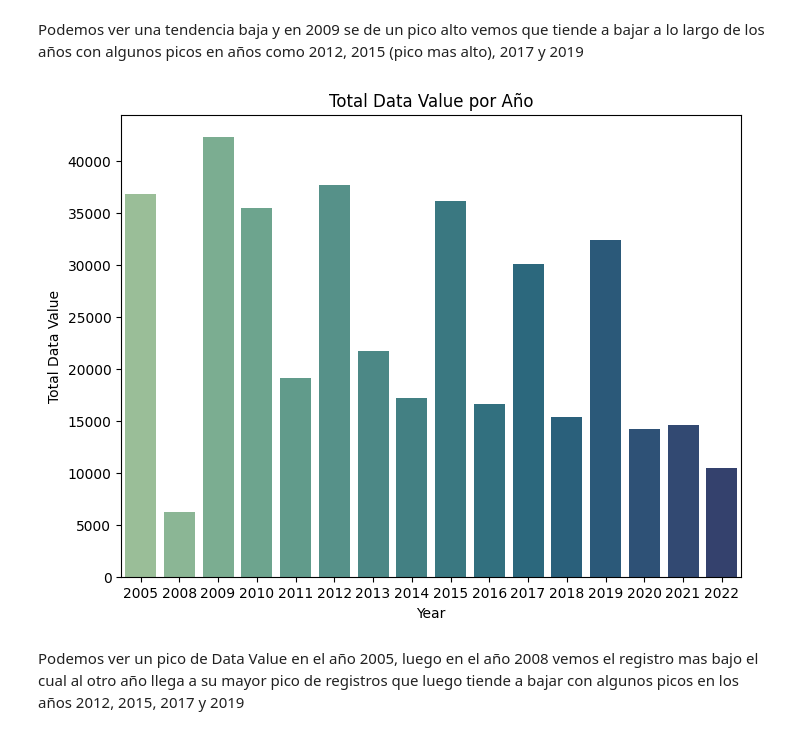
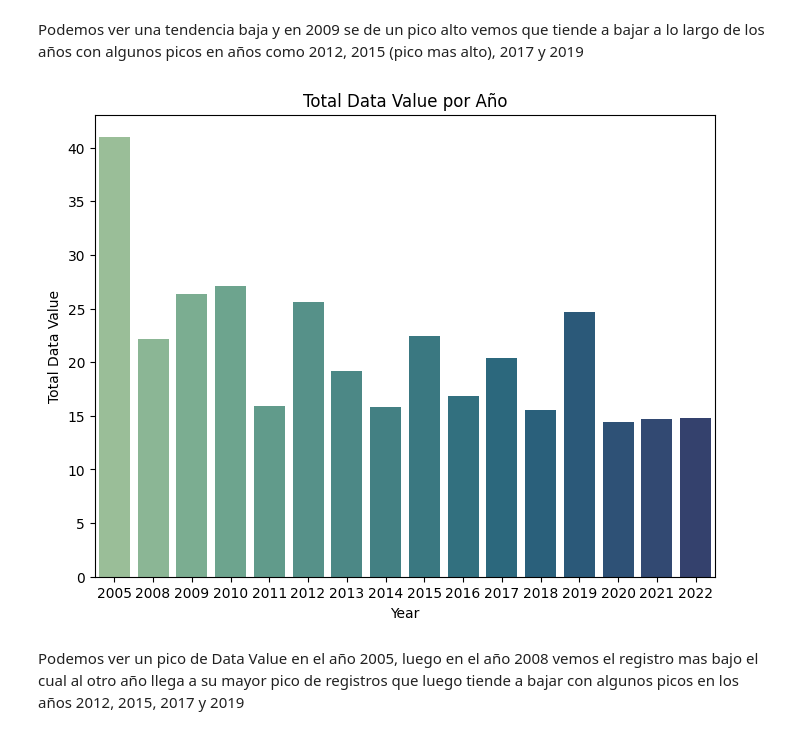
Before and after one commit to Rizo12G/Proyecto_final_henry, a Jupyter notebook: EDA/Air_Noise.ipynb, the cells around one changed output. Cells and saved outputs as stored; diff of their text form; code cells hidden in the pictures.

```diff
--- a/EDA/Air_Noise.ipynb
+++ b/EDA/Air_Noise.ipynb
@@ -141,24 +143,24 @@ plt.show()
 Podemos ver una tendencia baja y en 2009 se de un pico alto vemos que tiende a bajar a lo largo de los años con algunos picos en años como 2012, 2015 (pico mas alto), 2017 y 2019
 # %%
 # Agrupar por 'year' y sumar los valores de 'Data Value'
-df_grouped = df.groupby('year')['Data Value'].sum().reset_index()
+df_grouped = df.groupby('year')['Data Value'].mean().reset_index()
 
 # Establecer la paleta de colores 'crest' de seaborn
 
 
 # Crear gráfico de barras (barplot)
 plt.figure(figsize=(8, 6))
 sns.barplot(x='year', y='Data Value', data=df_grouped, palette='crest')
 
 # Añadir etiquetas y título
 plt.xlabel('Year')
 plt.ylabel('Total Data Value')
 plt.title('Total Data Value por Año')
 
 # Mostrar el gráfico
 plt.show()
 # %% [output]
-[figure, old version]
+[figure, new version]
 # %% [markdown]
 Podemos ver un pico de Data Value en el año 2005, luego en el año 2008 vemos el registro mas bajo el cual al otro año llega a su mayor pico de registros que luego tiende a bajar con algunos picos en los años 2012, 2015, 2017 y 2019
 # %% [markdown]
```
Also changed, not shown: parts of 2 cells of this notebook.
